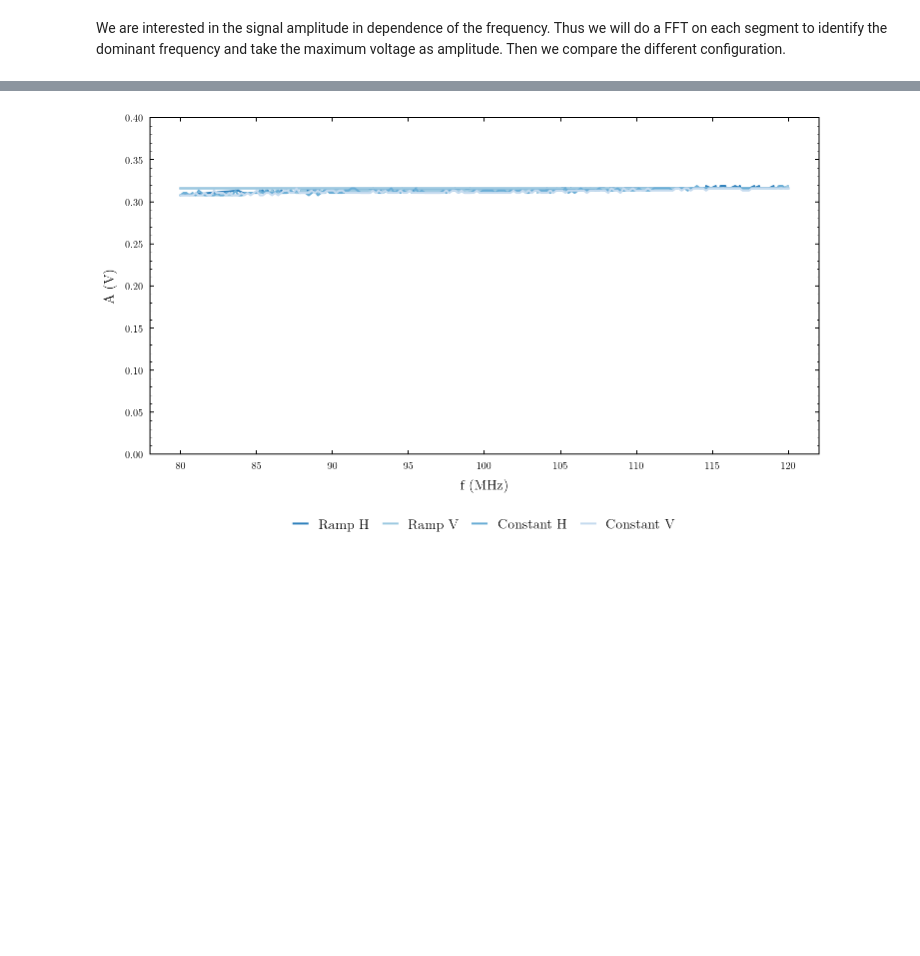
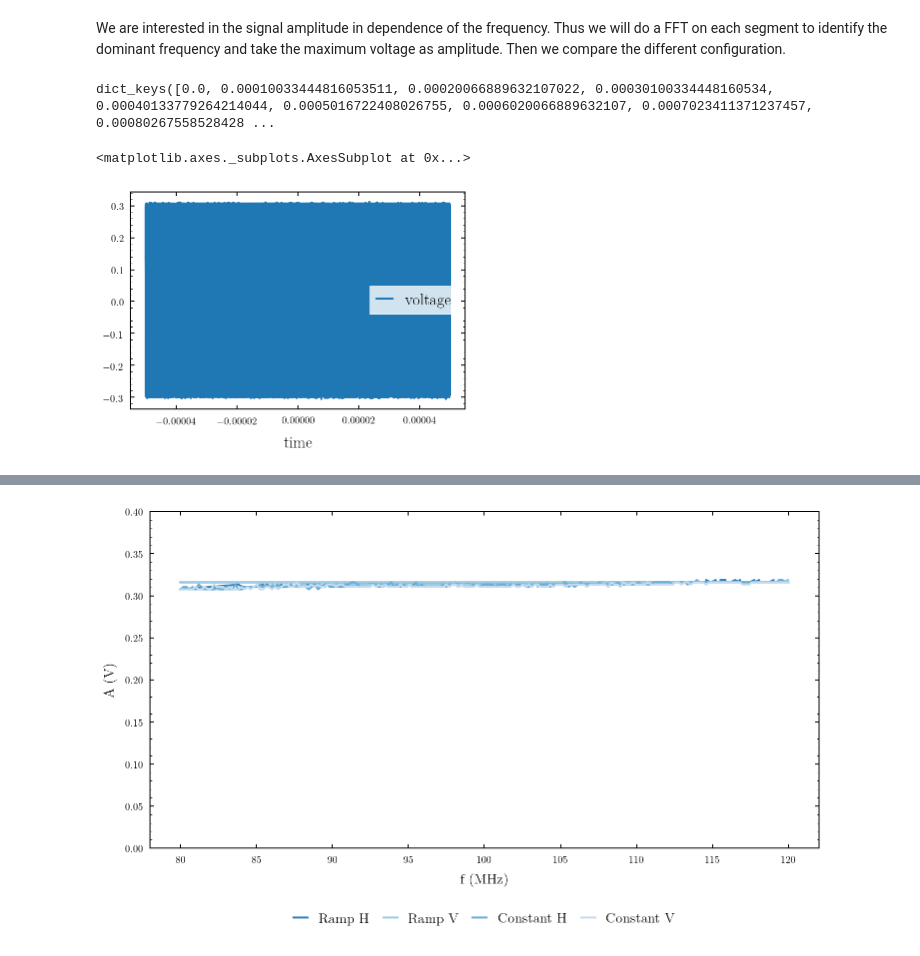
Before and after one commit to bodokaiser/bachelor-thesis, a Jupyter notebook: notebook/evaluation/signal-synthesis.ipynb, the cells around one changed output, grey strips where cells are left out. Cells and saved outputs as stored; diff of their text form; code cells hidden in the pictures; blank space fills up the shorter version.

```diff
--- a/notebook/evaluation/signal-synthesis.ipynb
+++ b/notebook/evaluation/signal-synthesis.ipynb
@@ -91,3 +91,12 @@ f_h = np.array(f_h)
 A_h = np.array(A_h)
 f_v = np.array(f_v)
 A_v = np.array(A_v)
+# %%
+runs['horizontal'].keys()
+# %% [output]
+dict_keys([0.0, 0.00010033444816053511, 0.00020066889632107022, 0.00030100334448160534, 0.00040133779264214044, 0.0005016722408026755, 0.0006020066889632107, 0.0007023411371237457, 0.00080267558528428 ...
+# %%
+runs['horizontal'][0.009531772575250836].plot('time', 'voltage')
+# %% [output]
+<matplotlib.axes._subplots.AxesSubplot at 0x...>
+[figure, added]
```
Also changed, not shown: parts of 1 cell of this notebook, 13 other files.
